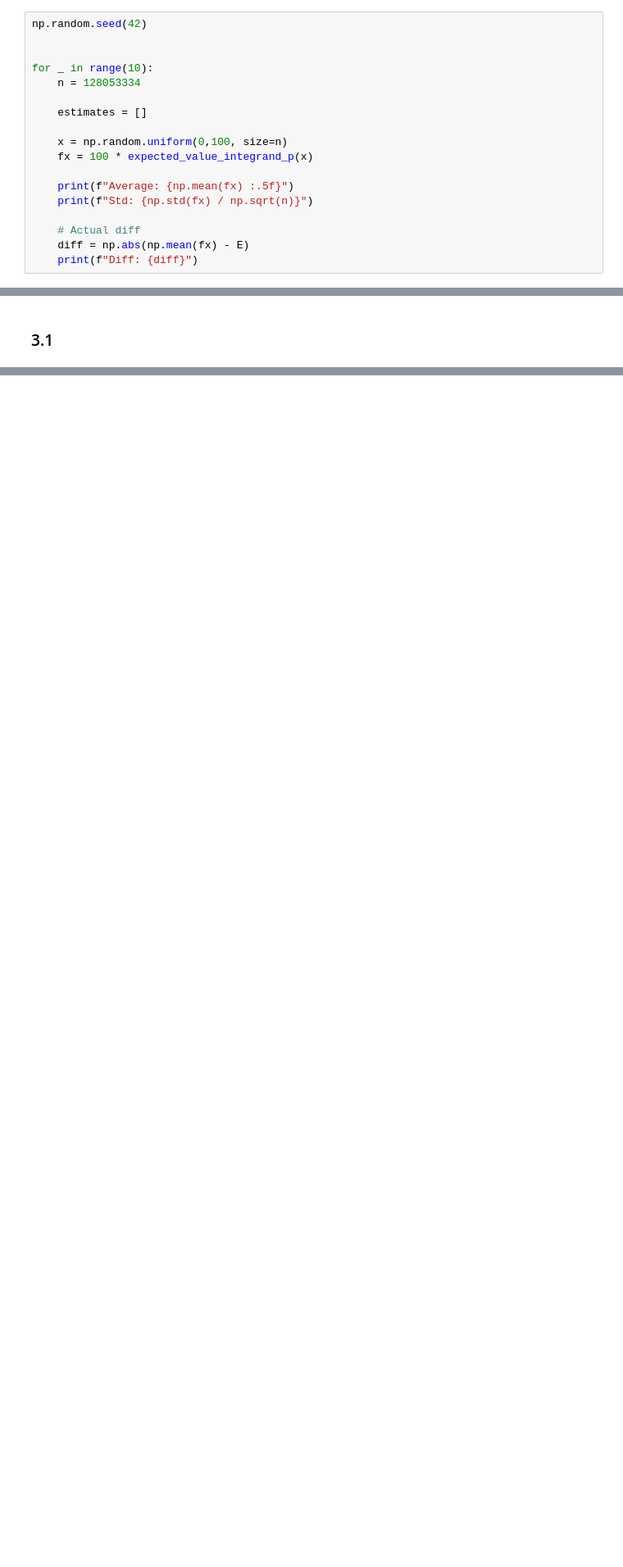
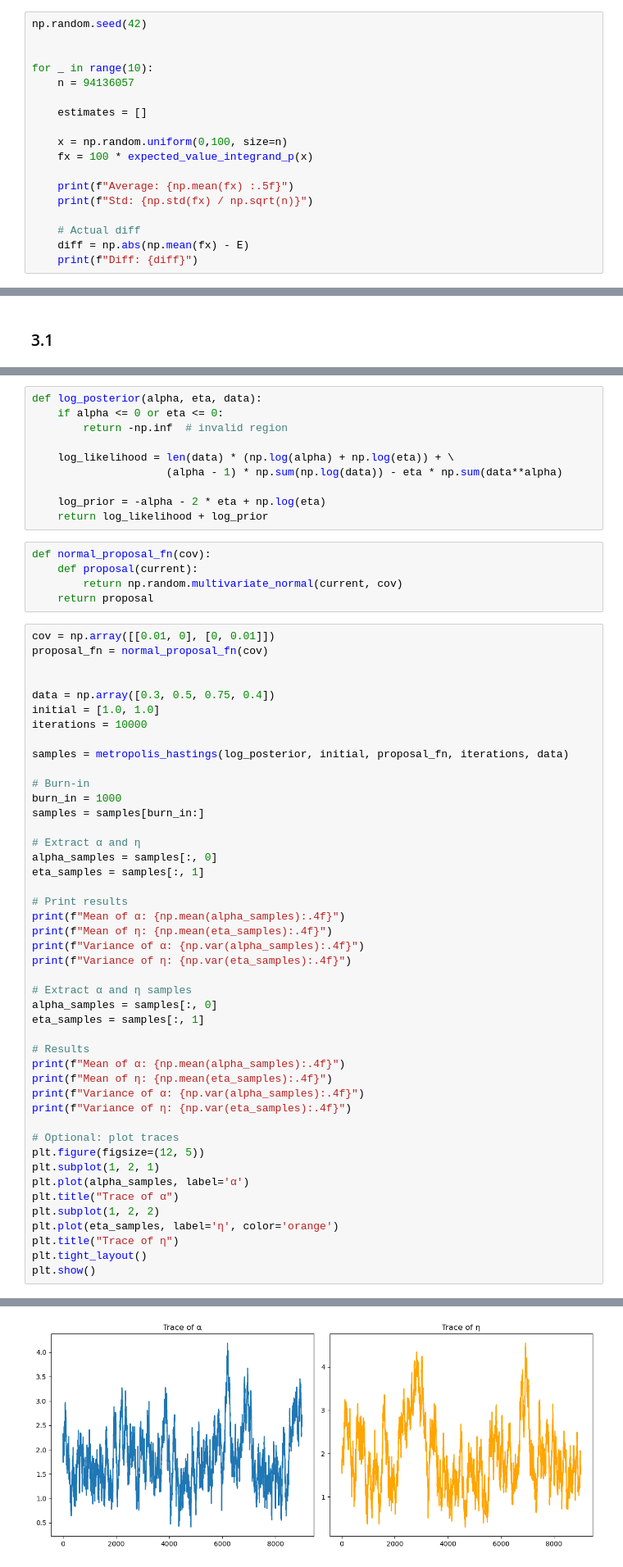
Before and after one commit to markoMedved/Mathematics2-HW, a Jupyter notebook: MCMC/solution.ipynb, the cells around one changed output, grey strips where cells are left out. Shown: that part at 82% size. Drawn from its saved outputs; the diff is of its cells as text; blank space fills up the shorter version.

```diff
--- a/MCMC/solution.ipynb
+++ b/MCMC/solution.ipynb
@@ -80,7 +80,7 @@ np.random.seed(42)
 
 
 for _ in range(10):
-    n = 128053334
+    n = 94136057
 
     estimates = []
 
@@ -232,0 +234,61 @@ for _ in range(10):
+# %%
+def log_posterior(alpha, eta, data):
+    if alpha <= 0 or eta <= 0:
+        return -np.inf  # invalid region
+
+    log_likelihood = len(data) * (np.log(alpha) + np.log(eta)) + \
+                     (alpha - 1) * np.sum(np.log(data)) - eta * np.sum(data**alpha)
+
+    log_prior = -alpha - 2 * eta + np.log(eta)
+    return log_likelihood + log_prior
+# %%
+def normal_proposal_fn(cov):
+    def proposal(current):
+        return np.random.multivariate_normal(current, cov)
+    return proposal
+# %%
+cov = np.array([[0.01, 0], [0, 0.01]])
+proposal_fn = normal_proposal_fn(cov)
+
+
+data = np.array([0.3, 0.5, 0.75, 0.4])
+initial = [1.0, 1.0]
+iterations = 10000
+
+samples = metropolis_hastings(log_posterior, initial, proposal_fn, iterations, data)
+
+# Burn-in
+burn_in = 1000
+samples = samples[burn_in:]
+
+# Extract α and η
+alpha_samples = samples[:, 0]
+eta_samples = samples[:, 1]
+
+# Print results
+print(f"Mean of α: {np.mean(alpha_samples):.4f}")
+print(f"Mean of η: {np.mean(eta_samples):.4f}")
+print(f"Variance of α: {np.var(alpha_samples):.4f}")
+print(f"Variance of η: {np.var(eta_samples):.4f}")
+
+# Extract α and η samples
+alpha_samples = samples[:, 0]
+eta_samples = samples[:, 1]
+
+# Results
+print(f"Mean of α: {np.mean(alpha_samples):.4f}")
+print(f"Mean of η: {np.mean(eta_samples):.4f}")
+print(f"Variance of α: {np.var(alpha_samples):.4f}")
+print(f"Variance of η: {np.var(eta_samples):.4f}")
+
+# Optional: plot traces
+plt.figure(figsize=(12, 5))
+plt.subplot(1, 2, 1)
+plt.plot(alpha_samples, label='α')
+plt.title("Trace of α")
+plt.subplot(1, 2, 2)
+plt.plot(eta_samples, label='η', color='orange')
+plt.title("Trace of η")
+plt.tight_layout()
+plt.show()
+# %% [output]
@@ -232,0 +303 @@ for _ in range(10):
+[figure, added]
```
Also changed, not shown: parts of 6 cells of this notebook.
